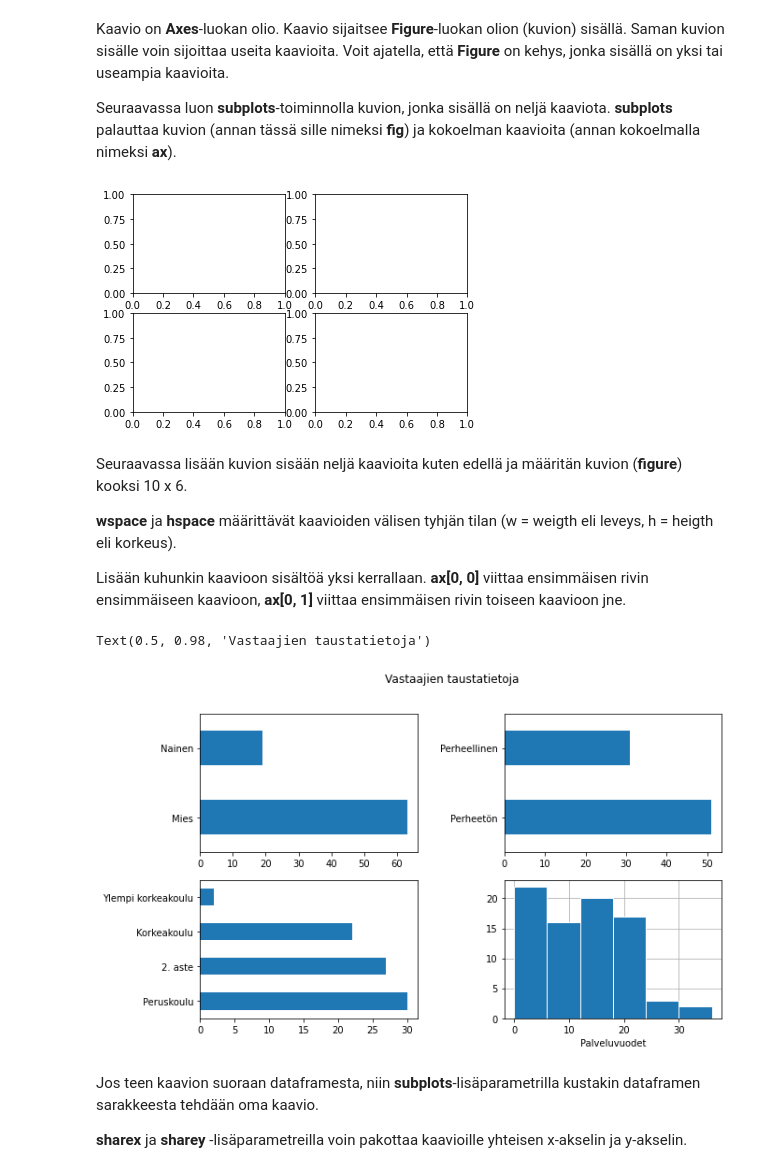
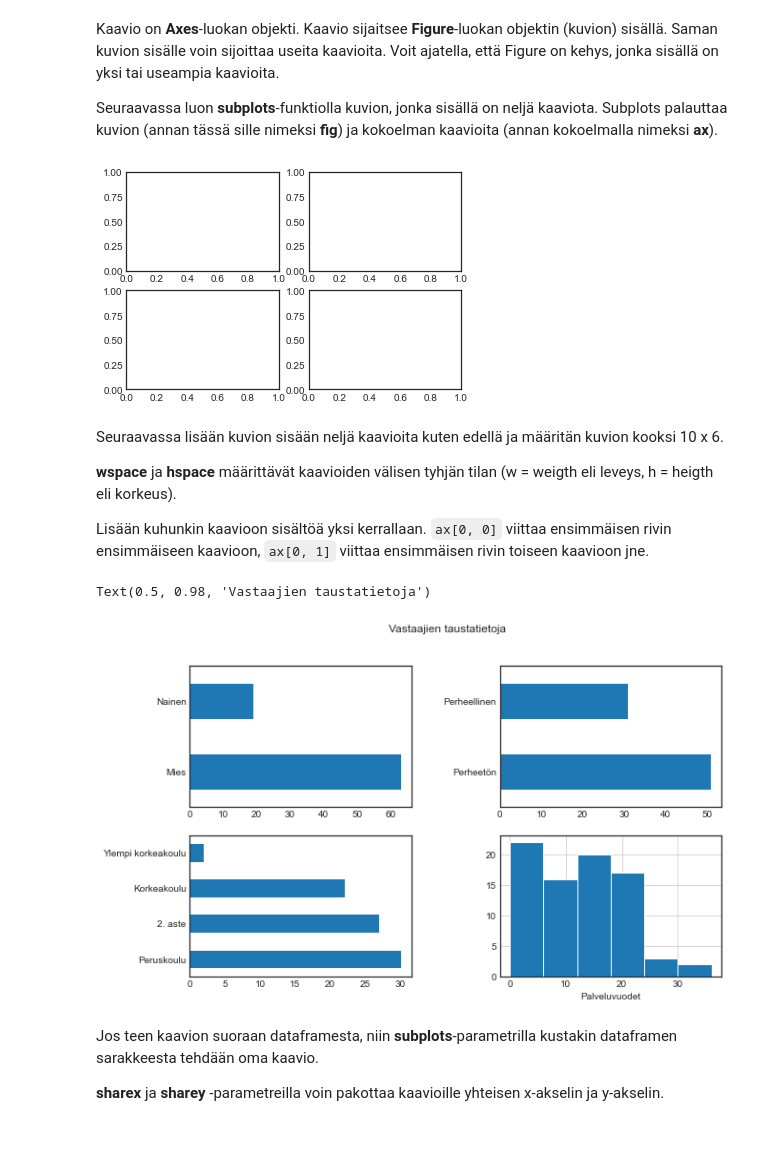
Before and after one commit to taanila/kaaviot, a Jupyter notebook: matplotlib7.ipynb, the cells around one changed output. Cells and saved outputs as stored; diff of their text form; code cells hidden in the pictures; blank space fills up the shorter version.

Commit message:
Usean kaavion kuviot

```diff
--- a/matplotlib7.ipynb
+++ b/matplotlib7.ipynb
@@ -24,5 +23,7 @@ https://nbviewer.jupyter.org/github/taanila/kaaviot/blob/master/matplotlib6.ipyn
 import numpy as np
 import pandas as pd
 import matplotlib.pyplot as plt
+
+plt.style.use('seaborn-white')
 # %%
 df = pd.read_excel('http://taanila.fi/data1.xlsx')
@@ -37,42 +45,42 @@ df.head()
 # %% [markdown]
-Kaavio on <b>Axes</b>-luokan olio. Kaavio sijaitsee <b>Figure</b>-luokan olion (kuvion) sisällä. Saman kuvion sisälle voin sijoittaa useita kaavioita. Voit ajatella, että <b>Figure</b> on kehys, jonka sisällä on yksi tai useampia kaavioita.
+Kaavio on **Axes**-luokan objekti. Kaavio sijaitsee **Figure**-luokan objektin (kuvion) sisällä. Saman kuvion sisälle voin sijoittaa useita kaavioita. Voit ajatella, että Figure on kehys, jonka sisällä on yksi tai useampia kaavioita.
 
-Seuraavassa luon <b>subplots</b>-toiminnolla kuvion, jonka sisällä on neljä kaaviota. <b>subplots</b> palauttaa kuvion (annan tässä sille nimeksi <b>fig</b>) ja kokoelman kaavioita (annan kokoelmalla nimeksi <b>ax</b>).
+Seuraavassa luon **subplots**-funktiolla kuvion, jonka sisällä on neljä kaaviota. Subplots palauttaa kuvion (annan tässä sille nimeksi **fig**) ja kokoelman kaavioita (annan kokoelmalla nimeksi **ax**).
 # %%
-fig, ax = plt.subplots(nrows = 2, ncols = 2)
+fig, ax = plt.subplots(nrows=2, ncols=2)
 # %% [output]
-[figure, old version]
+[figure, new version]
 # %% [markdown]
-Seuraavassa lisään kuvion sisään neljä kaavioita kuten edellä ja määritän kuvion (<b>figure</b>) kooksi 10 x 6.
+Seuraavassa lisään kuvion sisään neljä kaavioita kuten edellä ja määritän kuvion kooksi 10 x 6.
 
-<b>wspace</b> ja <b>hspace</b> määrittävät kaavioiden välisen tyhjän tilan (w = weigth eli leveys, h = heigth eli korkeus).
+**wspace** ja **hspace** määrittävät kaavioiden välisen tyhjän tilan (w = weigth eli leveys, h = heigth eli korkeus).
 
-Lisään kuhunkin kaavioon sisältöä yksi kerrallaan. <b>ax[0, 0]</b> viittaa ensimmäisen rivin ensimmäiseen kaavioon, <b>ax[0, 1]</b> viittaa ensimmäisen rivin toiseen kaavioon jne.
+Lisään kuhunkin kaavioon sisältöä yksi kerrallaan. `ax[0, 0]` viittaa ensimmäisen rivin ensimmäiseen kaavioon, `ax[0, 1]` viittaa ensimmäisen rivin toiseen kaavioon jne.
 # %%
-fig, ax = plt.subplots(nrows = 2, ncols = 2, figsize = (10, 6))
+fig, ax = plt.subplots(nrows=2, ncols=2, figsize=(10, 6))
 
-fig.subplots_adjust(wspace = 0.4, hspace = 0.2)
+fig.subplots_adjust(wspace=0.4, hspace=0.2)
 
-df['sukup'].value_counts().plot.barh(ax = ax[0, 0])
+df['sukup'].value_counts().plot.barh(ax=ax[0, 0])
 ax[0, 0].set_yticklabels(['Mies', 'Nainen'])
 
-df['perhe'].value_counts().plot.barh(ax = ax[0, 1])
+df['perhe'].value_counts().plot.barh(ax=ax[0, 1])
 ax[0, 1].set_yticklabels(['Perheetön', 'Perheellinen'])
 
-df['koulutus'].value_counts().plot.barh(ax = ax[1, 0])
+df['koulutus'].value_counts().plot.barh(ax=ax[1, 0])
 ax[1, 0].set_yticklabels( ['Peruskoulu', '2. aste', 'Korkeakoulu', 'Ylempi korkeakoulu'])
 
-df['palveluv'].hist(bins = 6, edgecolor = 'white', zorder = 2, ax = ax[1, 1])
+df['palveluv'].hist(bins=6, edgecolor='white', ax=ax[1, 1])
 ax[1, 1].set_xlabel('Palveluvuodet')
 
 # Kuvion otsikko
 fig.suptitle('Vastaajien taustatietoja')
 # %% [output]
 Text(0.5, 0.98, 'Vastaajien taustatietoja')
-[figure, old version]
+[figure, new version]
 # %% [markdown]
-Jos teen kaavion suoraan dataframesta, niin <b>subplots</b>-lisäparametrilla kustakin dataframen sarakkeesta tehdään oma kaavio.
+Jos teen kaavion suoraan dataframesta, niin **subplots**-parametrilla kustakin dataframen sarakkeesta tehdään oma kaavio.
 
-<b>sharex</b> ja <b>sharey</b> -lisäparametreilla voin pakottaa kaavioille yhteisen x-akselin ja y-akselin.
+**sharex** ja **sharey** -parametreilla voin pakottaa kaavioille yhteisen x-akselin ja y-akselin.
 # %%
 # Dataframen laskeminen
```
Also changed, not shown: parts of 6 cells of this notebook.
